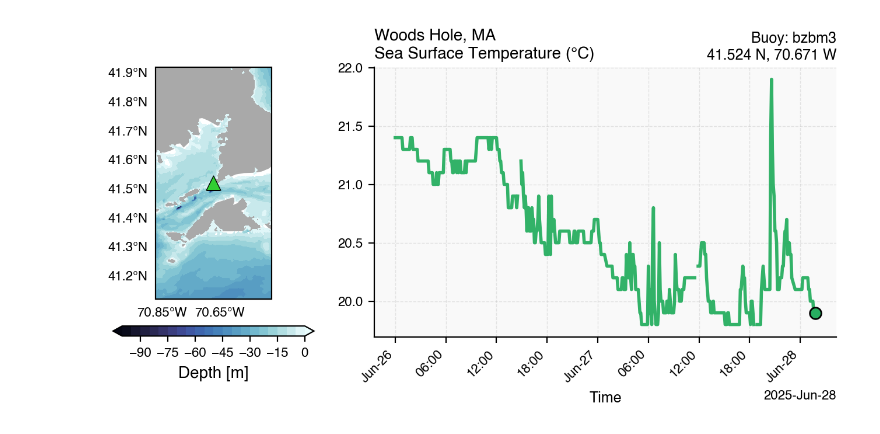
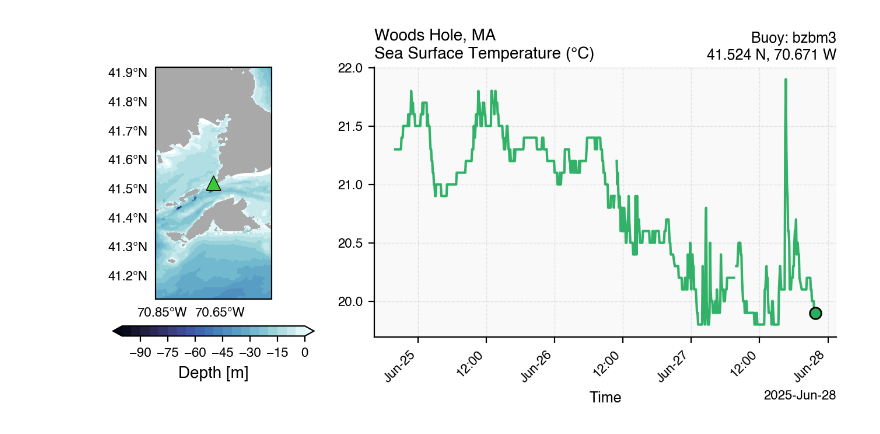
Before and after one commit to anthony-meza/xbuoy, a Jupyter notebook: examples/website_examples/get_realtime_data.ipynb, the cells around one changed output. Cells and saved outputs as stored; diff of their text form; code cells hidden in the pictures.

```diff
--- a/examples/website_examples/get_realtime_data.ipynb
+++ b/examples/website_examples/get_realtime_data.ipynb
@@ -24,10 +28,11 @@ plt.rcParams['font.family'] = 'Helvetica'  # Clean and modern
 # plt.rcParams['font.family'] = 'DejaVu Sans'  # Has full font weights
 # %%
 # Set up dates and get station data
-today = datetime.today()
+tz = pytz.timezone('UTC')
+today = datetime.now(tz)
 dates = {
     'today': today.strftime('%Y-%m-%d'),
-    'yesterday': (today - timedelta(days=1)).strftime('%Y-%m-%d'),
+    'yesterday': (today - timedelta(days=3)).strftime('%Y-%m-%d'),
     'tomorrow': (today + timedelta(days=3)).strftime('%Y-%m-%d')
 }
 
@@ -51,7 +56,7 @@ latitude = float(location[0]) * (-1 if location[1] in ['S'] else 1)
 longitude = float(location[2]) * (-1 if location[3] in ['W'] else 1)
 # %%
 bathy = xr.open_dataset("gebco_woho.nc").elevation
-bathy = bathy.where(bathy < 0)
+bathy = np.abs(bathy.where(bathy < 0))
 # %%
 # Get the data
 df = api.get_data(
@@ -59,28 +64,41 @@ df = api.get_data(
     mode='stdmet',
     start_time=dates['yesterday'],
     end_time=dates['tomorrow']
-)[["WTMP"]]
+)[["WTMP"]].astype("float32")
 
 # Safety check: empty
 if df.empty:
     raise ValueError(f"No data returned for station {station_id}")
-
+print("df.head() before filtering")
 print(df.head())
 # Ensure index is datetime
 df.index = pd.to_datetime(df.index, errors='coerce')
 df = df[~df.index.isna()]  # remove rows with bad timestamps
 
-# Keep only numeric columns
-df_numeric = df.select_dtypes(include=["number"])
+print(df.index[-5:])
+
+print("df.head() after filtering")
+print(df.head())
 
 # Safety check: no usable numeric data
-if df_numeric.empty:
+if df.empty:
     raise ValueError(f"No numeric data to convert for station {station_id}")
 
 # Rename index for xarray and convert
-df_numeric = df_numeric.rename_axis(index="time")
-stdmet_df = xr.Dataset.from_dataframe(df_numeric)
+df = df.rename_axis(index="time")
 
+# 1. Make sure the index is datetime
+df.index = pd.to_datetime(df.index, errors='coerce')
+
+# 2. If index is naive (no tz), localize to UTC
+if df.index.tz is None:
+    df.index = df.index.tz_localize("UTC")
+
+# 3. Convert to US/Eastern
+df.index = df.index.tz_convert("US/Eastern")
+df.index = df.index.tz_localize(None)
+
+stdmet_df = xr.Dataset.from_dataframe(df)
 
 stdmet_df_final = stdmet_df.isel(time=~stdmet_df["WTMP"].isnull().values).isel(time=-1)
 # %% [output]
@@ -111,7 +142,7 @@ ax1 = fig.add_subplot(gs[0, 0], projection=ccrs.PlateCarree())
 ax1.add_feature(cfeature.LAND, facecolor='darkgrey')
 
 contour = ax1.contourf(bathy.lon, bathy.lat, bathy,
-                       levels=np.arange(-100, 0.1, 5),
+                       levels=np.arange(0.1, 100, 5),
                        cmap=cmocean.cm.ice, extend="both",
                        transform=ccrs.PlateCarree())
 cbar = fig.colorbar(contour, ax=ax1, orientation='horizontal',
@@ -141,32 +172,32 @@ ax2.set_facecolor("#f9f9f9")
 # Remove only top and right spines
 ax2.spines['top'].set_visible(False)
 ax2.spines['right'].set_visible(False)
 
 # Title (left-aligned)
 ax2.text(0.0, 1.02, f"{station_name}\nSea Surface Temperature (°C)",
          transform=ax2.transAxes, ha='left', va='bottom', fontsize=10, weight='bold')
 
 # Location (right-aligned)
 ax2.text(1.0, 1.02, f"Buoy: {station_id}\n{' '.join(location[0:2])}, {' '.join(location[2:4])}",
          transform=ax2.transAxes, ha='right', va='bottom', fontsize=9)
 
 # Time series line and scatter
-stdmet_df["WTMP"].plot(ax=ax2, color='#27ae60', linewidth=2, alpha=0.95, zorder=2)
+stdmet_df["WTMP"].plot(ax=ax2, color='#27ae60', linewidth=1.5, alpha=0.95, zorder=2)
 ax2.scatter(stdmet_df_final.time, stdmet_df_final["WTMP"].values,
             color='#27ae60', edgecolor='black', s=50, zorder=5)
 
 # Format time axis
 ax2.xaxis.set_major_locator(mdates.AutoDateLocator())
 ax2.xaxis.set_major_formatter(mdates.ConciseDateFormatter(ax2.xaxis.get_major_locator()))
 plt.setp(ax2.xaxis.get_majorticklabels(), rotation=45, ha='right')
 
 ax2.set_xlabel('Time', fontsize=9)
 ax2.set_ylabel('', fontsize=9)
 ax2.grid(True, linestyle='--', linewidth=0.5, alpha=0.3, zorder=0)
 
 
 # Save figure
 # fig.tight_layout()
 fig.savefig("./images/temperature_plot.png", dpi=200, bbox_inches='tight')
 # %% [output]
-[figure, old version]
+[figure, new version]
```
Also changed, not shown: parts of 3 cells of this notebook, 1 other file.
